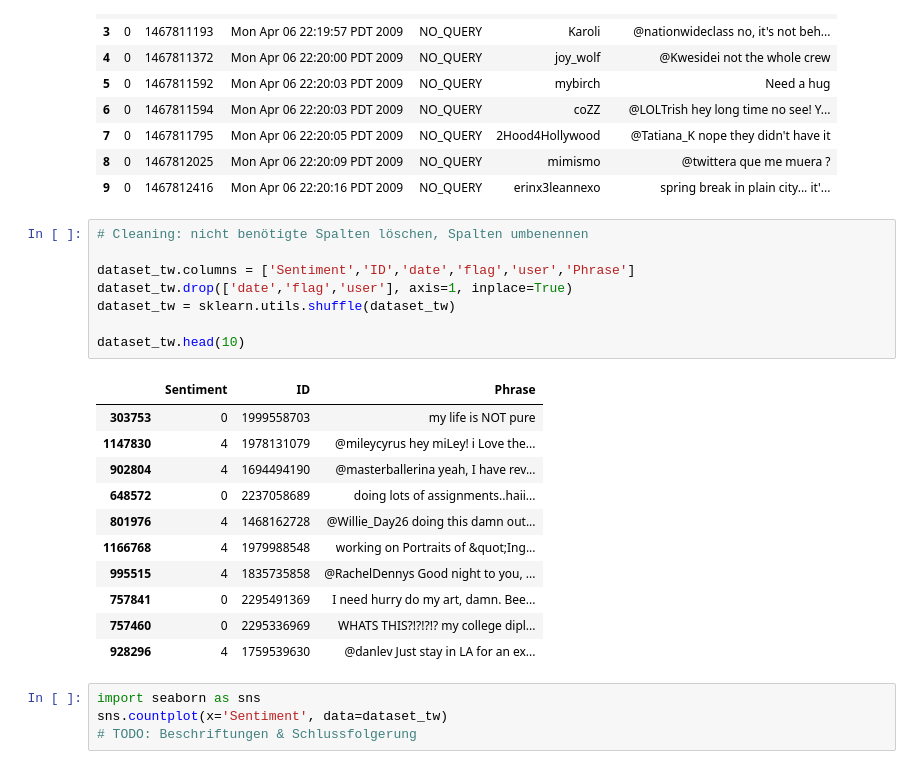
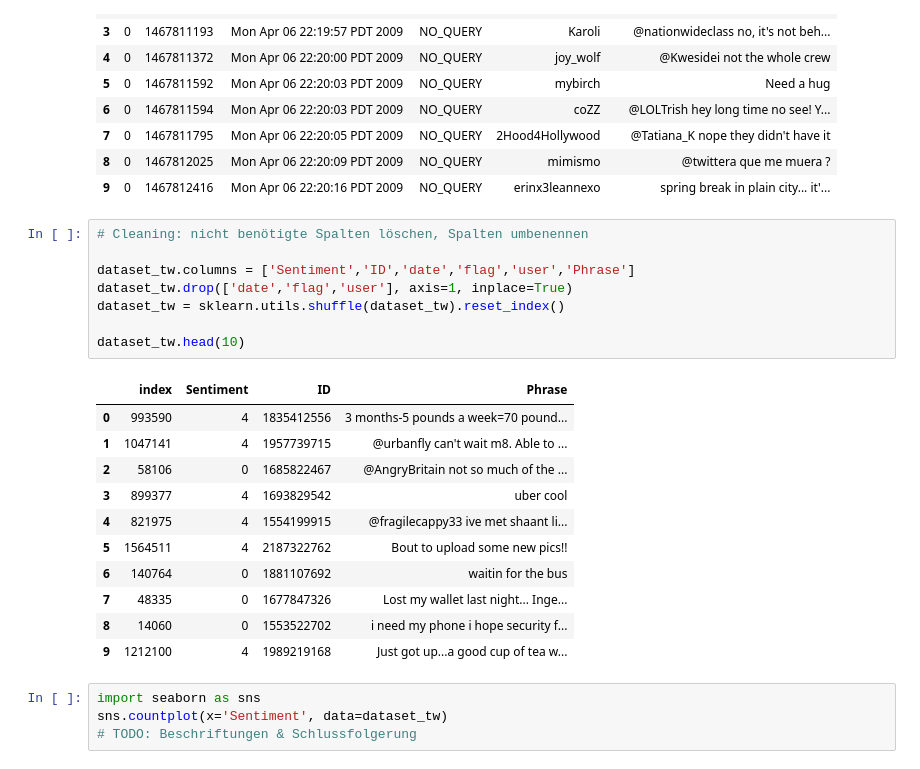
Before and after one commit to nklsKrmnn/LSC_Sentiment_Analysis, a Jupyter notebook: notebooks/ExploratoryDataAnalysis.ipynb, the cells around one changed output. Cells and saved outputs as stored; diff of their text form.

```diff
--- a/notebooks/ExploratoryDataAnalysis.ipynb
+++ b/notebooks/ExploratoryDataAnalysis.ipynb
@@ -248,23 +248,23 @@ dataset_tw.head(10)
 # %%
 # Cleaning: nicht benötigte Spalten löschen, Spalten umbenennen
 
 dataset_tw.columns = ['Sentiment','ID','date','flag','user','Phrase']
 dataset_tw.drop(['date','flag','user'], axis=1, inplace=True)
-dataset_tw = sklearn.utils.shuffle(dataset_tw)
+dataset_tw = sklearn.utils.shuffle(dataset_tw).reset_index()
 
 dataset_tw.head(10)
 # %% [output]
-|  | Sentiment | ID | Phrase |
-| 303753 | 0 | 1999558703 | my life is NOT pure |
-| 1147830 | 4 | 1978131079 | @mileycyrus hey miLey! i Love the... |
-| 902804 | 4 | 1694494190 | @masterballerina yeah, I have rev... |
-| 648572 | 0 | 2237058689 | doing lots of assignments..haii... |
-| 801976 | 4 | 1468162728 | @Willie_Day26 doing this damn out... |
-| 1166768 | 4 | 1979988548 | working on Portraits of &quot;Ing... |
-| 995515 | 4 | 1835735858 | @RachelDennys Good night to you, ... |
-| 757841 | 0 | 2295491369 | I need hurry do my art, damn. Bee... |
-| 757460 | 0 | 2295336969 | WHATS THIS?!?!?!? my college dipl... |
-| 928296 | 4 | 1759539630 | @danlev Just stay in LA for an ex... |
+|  | index | Sentiment | ID | Phrase |
+| 0 | 993590 | 4 | 1835412556 | 3 months-5 pounds a week=70 pound... |
+| 1 | 1047141 | 4 | 1957739715 | @urbanfly can't wait m8. Able to ... |
+| 2 | 58106 | 0 | 1685822467 | @AngryBritain not so much of the ... |
+| 3 | 899377 | 4 | 1693829542 | uber cool |
+| 4 | 821975 | 4 | 1554199915 | @fragilecappy33 ive met shaant li... |
+| 5 | 1564511 | 4 | 2187322762 | Bout to upload some new pics!! |
+| 6 | 140764 | 0 | 1881107692 | waitin for the bus |
+| 7 | 48335 | 0 | 1677847326 | Lost my wallet last night... Inge... |
+| 8 | 14060 | 0 | 1553522702 | i need my phone i hope security f... |
+| 9 | 1212100 | 4 | 1989219168 | Just got up...a good cup of tea w... |
 # %%
 import seaborn as sns
 sns.countplot(x='Sentiment', data=dataset_tw)
```
Also changed, not shown: parts of 2 cells of this notebook, 3 other files.
